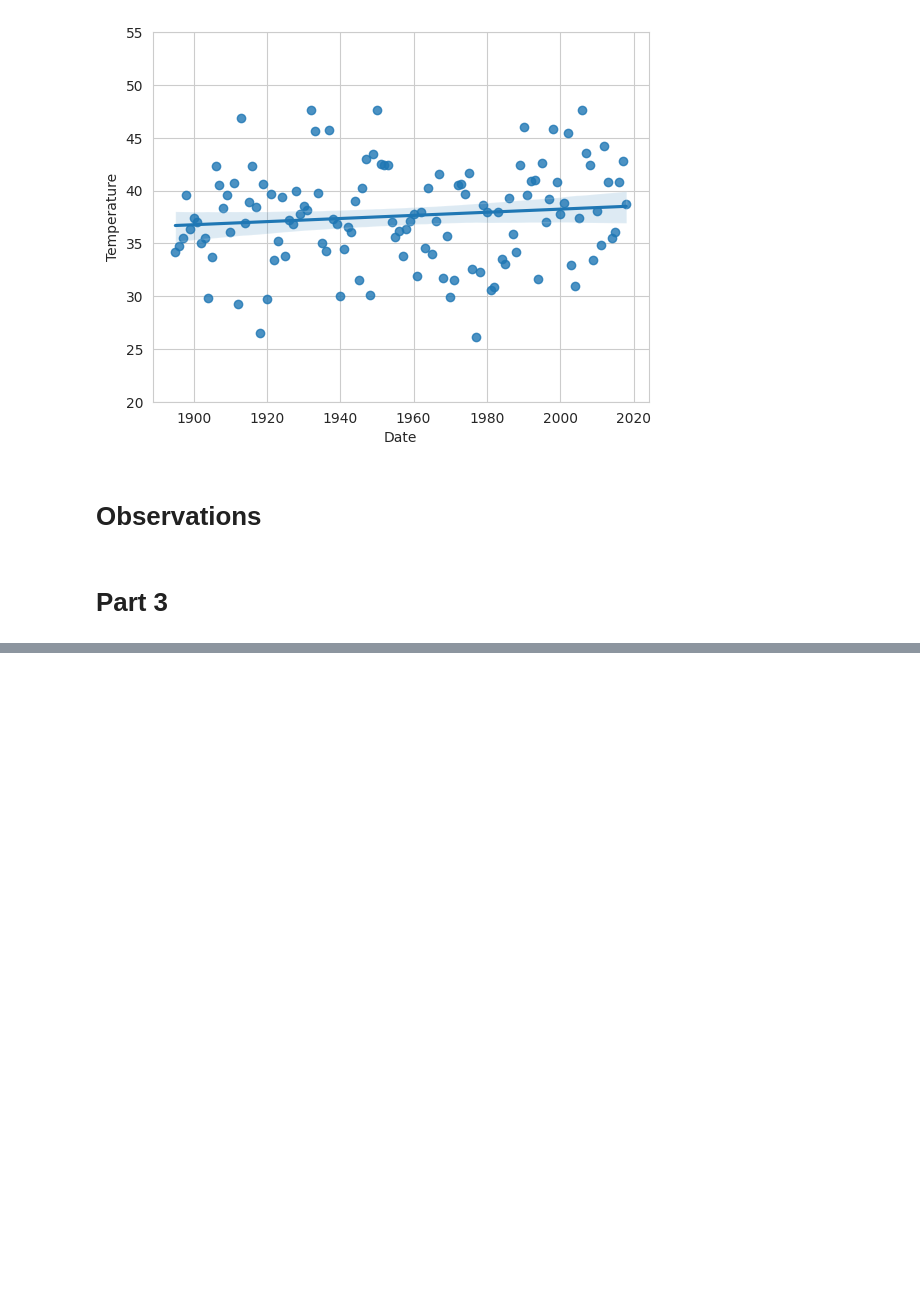
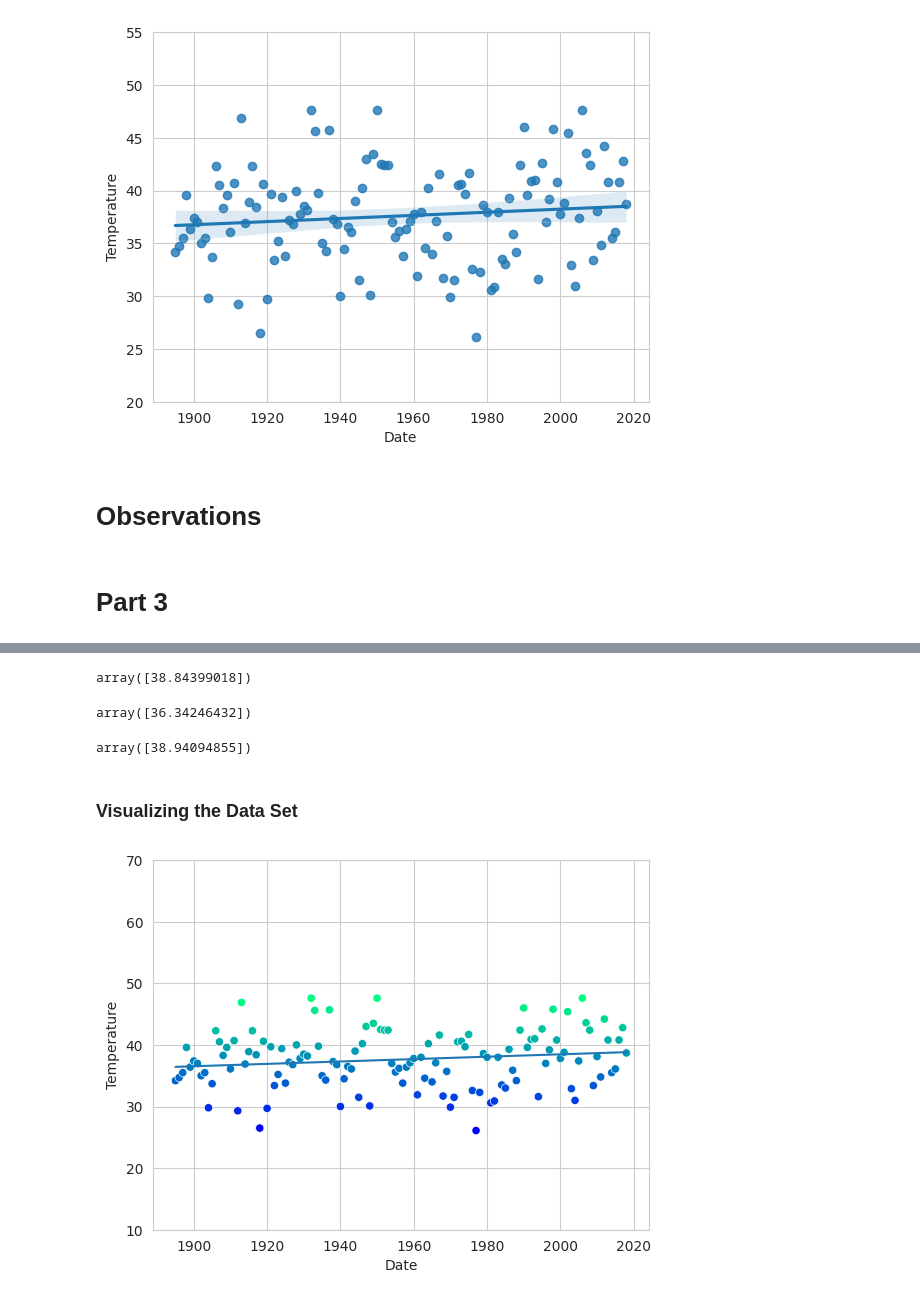
Before and after one commit to MoStrick/datafun-07-ml-, a Jupyter notebook: StricklandMolly_ml.ipynb, the cells around one changed output, grey strips where cells are left out. Drawn from its saved outputs; the diff is of its cells as text; code cells hidden in the pictures; blank space fills up the shorter version.

```diff
--- a/StricklandMolly_ml.ipynb
+++ b/StricklandMolly_ml.ipynb
@@ -133,0 +144,8 @@ axes.set_ylim(20,55)
+# %%
+nyc = pd.read_csv('ave_hi_nyc_jan_1895-2018.csv')
+
+nyc.columns = ['Date','Temperature','Anomaly']
+
+nyc.Date = nyc.Date.floordiv(100)
+
+nyc.head(3)
@@ -133,0 +159,2 @@ axes.set_ylim(20,55)
+# %%
+X_train, X_test, y_train, y_test = train_test_split(nyc.Date.values.reshape(-1,1), nyc.Temperature.values,random_state=11)
@@ -133,0 +171,3 @@ axes.set_ylim(20,55)
+# %%
+linear_regression = LinearRegression()
+linear_regression.fit(X=X_train, y=y_train)
@@ -133,0 +202,29 @@ axes.set_ylim(20,55)
+# %%
+
+predict = (lambda x: linear_regression.coef_*x+linear_regression.intercept_)
+# %%
+predict(2019)
+# %% [output]
+array([38.84399018])
+# %%
+predict(1890)
+# %% [output]
+array([36.34246432])
+# %%
+predict(2024)
+# %% [output]
+array([38.94094855])
+# %% [markdown]
+### Visualizing the Data Set
+# %%
+axes = sns.scatterplot(data=nyc, x='Date', y='Temperature', hue='Temperature', palette='winter', legend=False)
+
+axes.set_ylim(10,70)
+
+x = np.array([min(nyc.Date.values), max(nyc.Date.values)])
+
+y = predict(x)
+
+line = plt.plot(x,y)
+# %% [output]
+[figure, added]
```
Also changed, not shown: parts of 14 cells of this notebook.
